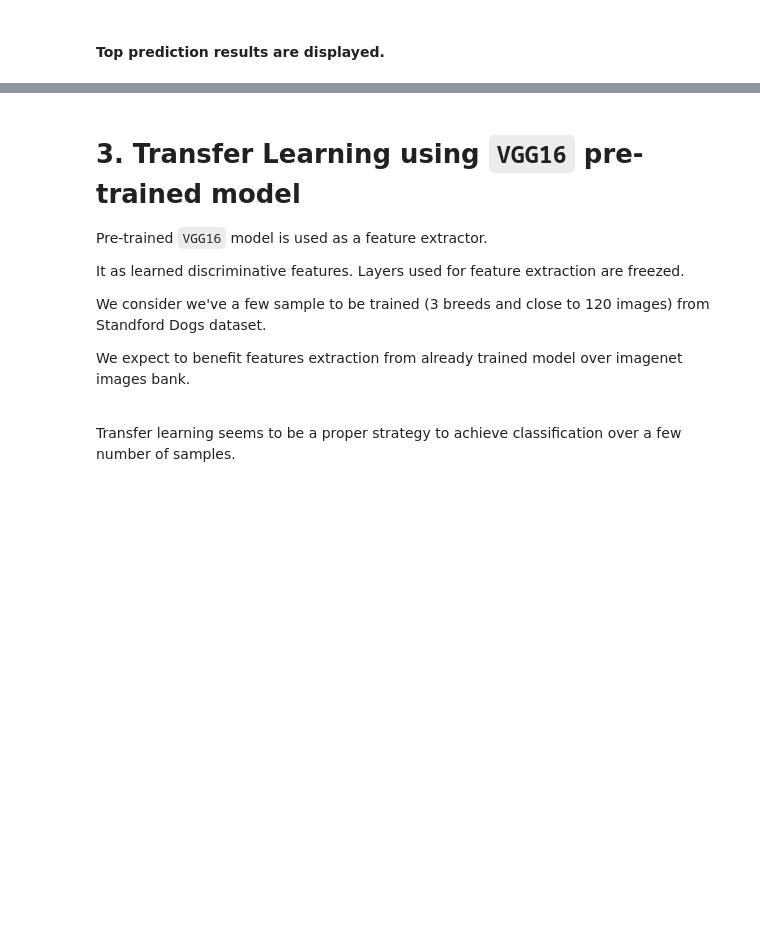
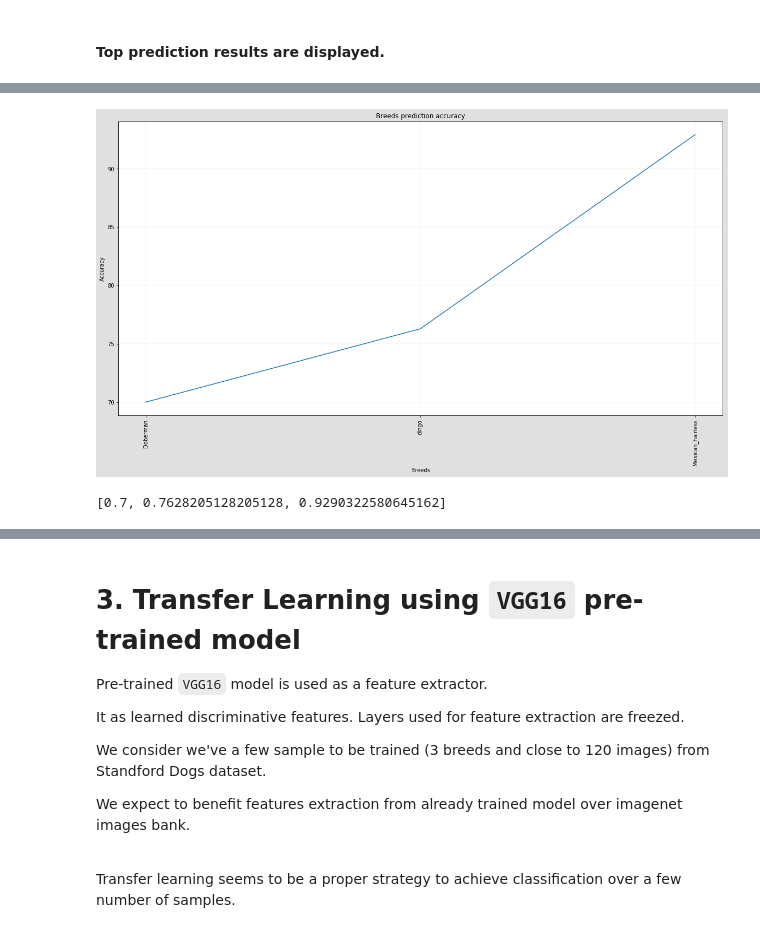
Before and after one commit to dataforcast/OC_Datascientist, a Jupyter notebook: P7/P7_Keras_Pretrained.ipynb, the cells around one changed output, grey strips where cells are left out. Saved outputs shown, nothing was run; the diff lists cells and outputs as text; code cells hidden in the pictures; blank space fills up the shorter version.

```diff
--- a/P7/P7_Keras_Pretrained.ipynb
+++ b/P7/P7_Keras_Pretrained.ipynb
@@ -261,0 +263,9 @@ Those 2 set of layers are used here to classify images as breeds, since breeds h
+# %%
+from keras.applications import VGG16
+
+vgg16_pretrained = VGG16(weights='imagenet',
+                  include_top=True,
+                  input_shape=(224, 224, 3))
+
+
+vgg16_pretrained.summary()
@@ -335,0 +455,4 @@ print("***Breed predictions top "+str(top_results)+" results")
+# %%
+import P7_DataBreed
+
+df_result, score_average = oP7_DataBreed.keras_vgg16_predict(vgg16_pretrained)
@@ -335,0 +472,15 @@ print("***Breed predictions top "+str(top_results)+" results")
+# %%
+import p6_util_plot
+#plt.legend(['Breeds'],fontsize=18)
+title = "Breeds prediction accuracy"
+p6_util_plot.ser_item_occurency_plot(df_result.Breed, df_result.Score*100, item_count=None, title=title,\
+                                    p_reverse=False,p_x_title='Breeds', p_y_title='Accuracy')
+# %% [output]
+[figure, added]
+# %%
+arr1 = np.array([1,2,3])
+arr2 = np.array([3,1,7])
+arr = list(dict_predict.values())
+arr
+# %% [output]
+[0.7, 0.7628205128205128, 0.9290322580645162]
```
Also changed, not shown: parts of 34 cells of this notebook, 7 other files.
